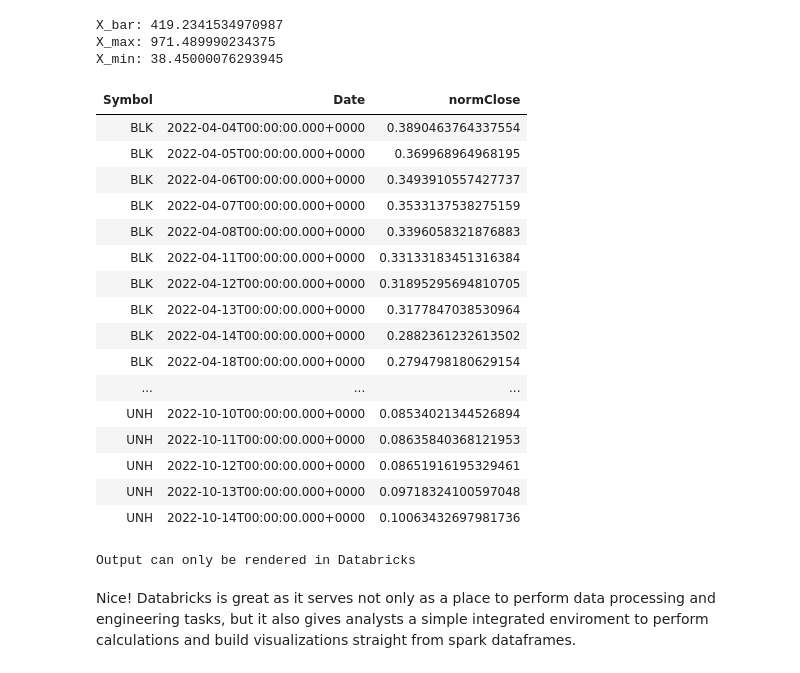
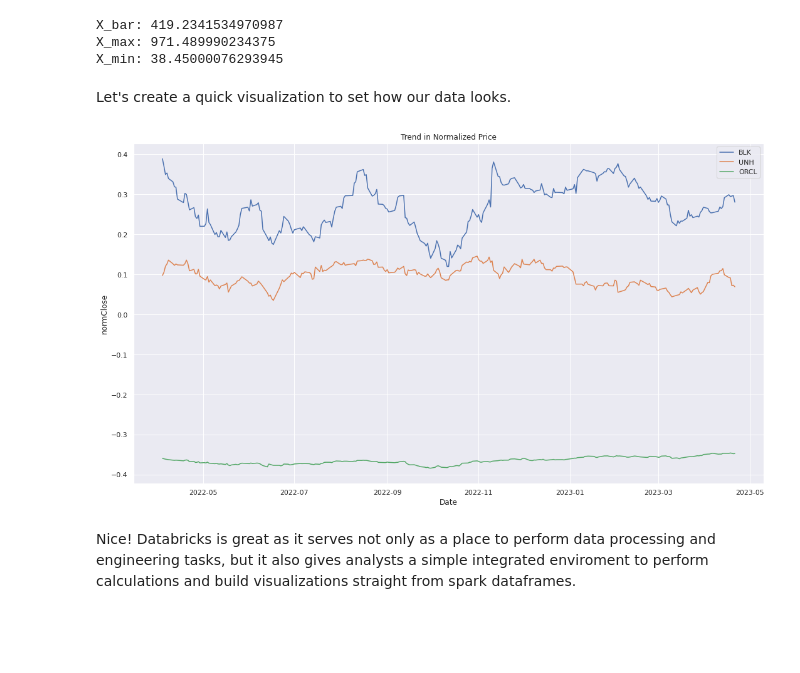
Before and after one commit to ggsmith842/Data-Analysis-Using-Spark-SQL, a Jupyter notebook: Part III Executing Queries.ipynb, the cells around one changed output. Cells and saved outputs as stored; diff of their text form; code cells hidden in the pictures; blank space fills up the shorter version.

Commit message:
updated visualization

```diff
--- a/Part III Executing Queries.ipynb
+++ b/Part III Executing Queries.ipynb
@@ -194,23 +194,20 @@ X_bar: 419.2341534970987
 X_max: 971.489990234375
 X_min: 38.45000076293945
 # %%
-spark.sql("SELECT * FROM normPrice").display()
+norm_price_df = spark.sql("SELECT * FROM normPrice").toPandas()
+norm_price_df.head()
-# %% [output]
-| Symbol | Date | normClose |
-| BLK | 2022-04-04T00:00:00.000+0000 | 0.3890463764337554 |
-| BLK | 2022-04-05T00:00:00.000+0000 | 0.369968964968195 |
-| BLK | 2022-04-06T00:00:00.000+0000 | 0.3493910557427737 |
-| BLK | 2022-04-07T00:00:00.000+0000 | 0.3533137538275159 |
-| BLK | 2022-04-08T00:00:00.000+0000 | 0.3396058321876883 |
-| BLK | 2022-04-11T00:00:00.000+0000 | 0.33133183451316384 |
-| BLK | 2022-04-12T00:00:00.000+0000 | 0.31895295694810705 |
-| BLK | 2022-04-13T00:00:00.000+0000 | 0.3177847038530964 |
-| BLK | 2022-04-14T00:00:00.000+0000 | 0.2882361232613502 |
-| BLK | 2022-04-18T00:00:00.000+0000 | 0.2794798180629154 |
-| ... | ... | ... |
-| UNH | 2022-10-10T00:00:00.000+0000 | 0.08534021344526894 |
-| UNH | 2022-10-11T00:00:00.000+0000 | 0.08635840368121953 |
-| UNH | 2022-10-12T00:00:00.000+0000 | 0.08651916195329461 |
-| UNH | 2022-10-13T00:00:00.000+0000 | 0.09718324100597048 |
-| UNH | 2022-10-14T00:00:00.000+0000 | 0.10063432697981736 |
-Output can only be rendered in Databricks
+# %% [markdown]
+Let's create a quick visualization to set how our data looks.
+# %%
+import matplotlib.pyplot as plt
+import seaborn as sns
+
+plt.figure(figsize=(18,10))
+sns.lineplot(data=norm_price_df, x='Date', y='normClose', hue = 'Symbol')
+plt.legend(loc='best')
+plt.title('Trend in Normalized Price')
+sns.set_theme()
+
+plt.show()
+# %% [output]
+[figure, added]
```
Also changed, not shown: parts of 1 cell of this notebook.
